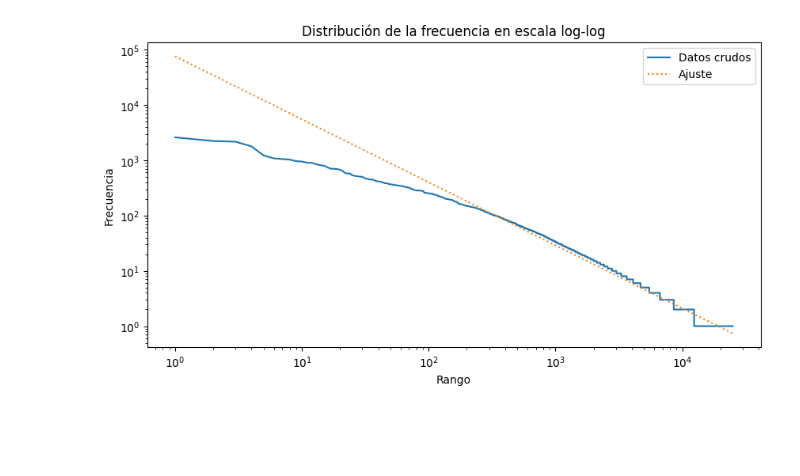
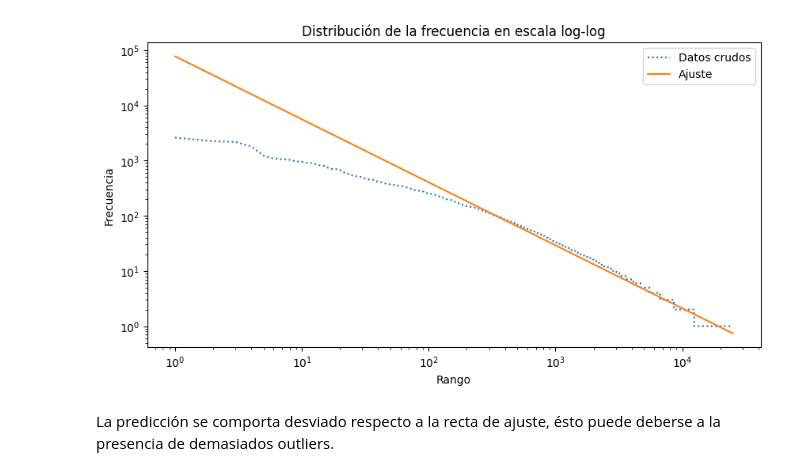
Before and after one commit to pitta1881/RI, a Jupyter notebook: TP1/ejercicio 6/ejercicio 6.ipynb, the cells around one changed output. Drawn from its saved outputs; the diff is of its cells as text; code cells hidden in the pictures; blank space fills up the shorter version.

```diff
--- a/TP1/ejercicio 6/ejercicio 6.ipynb
+++ b/TP1/ejercicio 6/ejercicio 6.ipynb
@@ -83,12 +83,14 @@ plt.show()
 # %%
 # Graficar los datos y el ajuste en escala log-log
 plt.figure(figsize=(10, 5))
-plt.loglog(rank, frequencies, label='Datos crudos')
-plt.loglog(rank, np.exp(fit(log_rank)), label='Ajuste', linestyle='dotted')
+plt.loglog(rank, frequencies, label='Datos crudos', linestyle='dotted')
+plt.loglog(rank, np.exp(fit(log_rank)), label='Ajuste', linestyle='-')
 plt.xlabel('Rango')
 plt.ylabel('Frecuencia')
 plt.title('Distribución de la frecuencia en escala log-log')
 plt.legend()
 plt.show()
 # %% [output]
-[figure, old version]
+[figure, new version]
+# %% [markdown]
+La predicción se comporta desviado respecto a la recta de ajuste, ésto puede deberse a la presencia de demasiados outliers.
```
Also changed, not shown: parts of 1 cell of this notebook, 10 other files.
